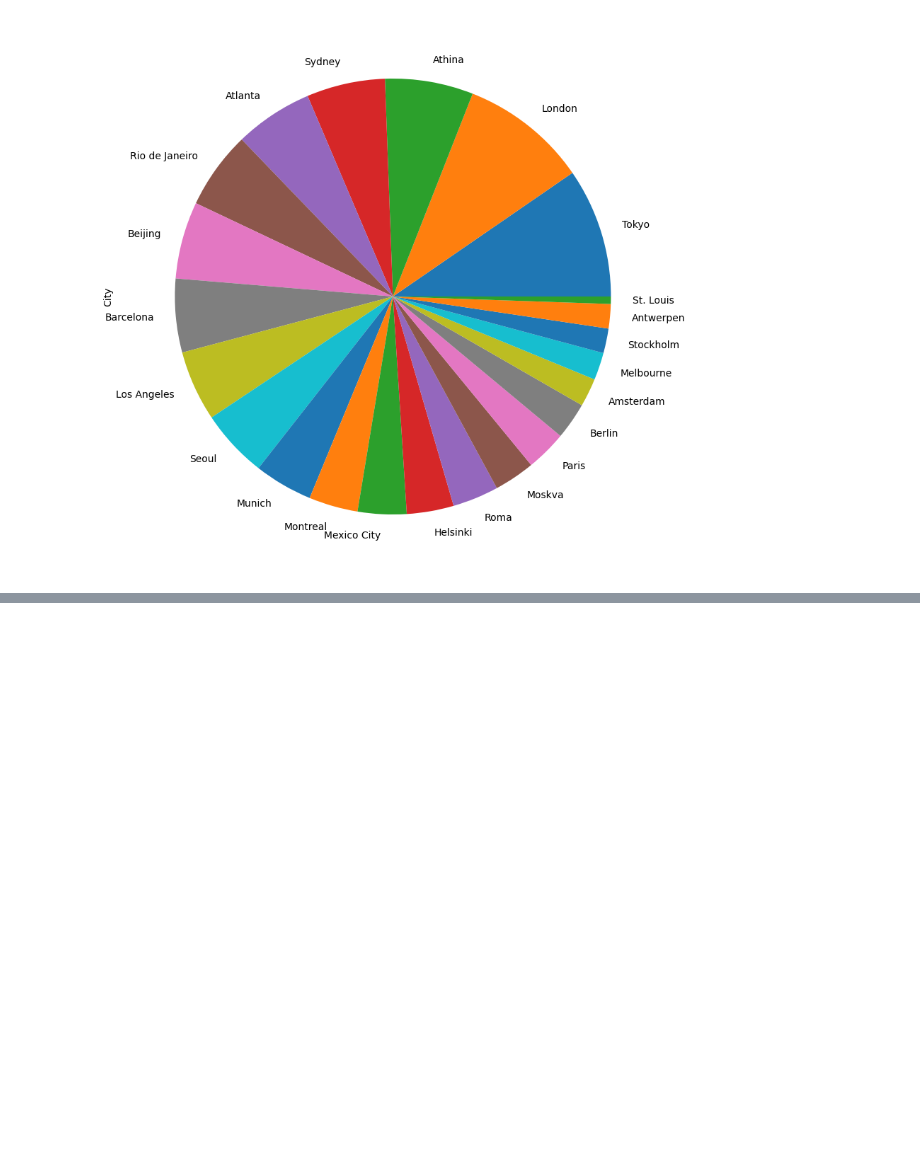
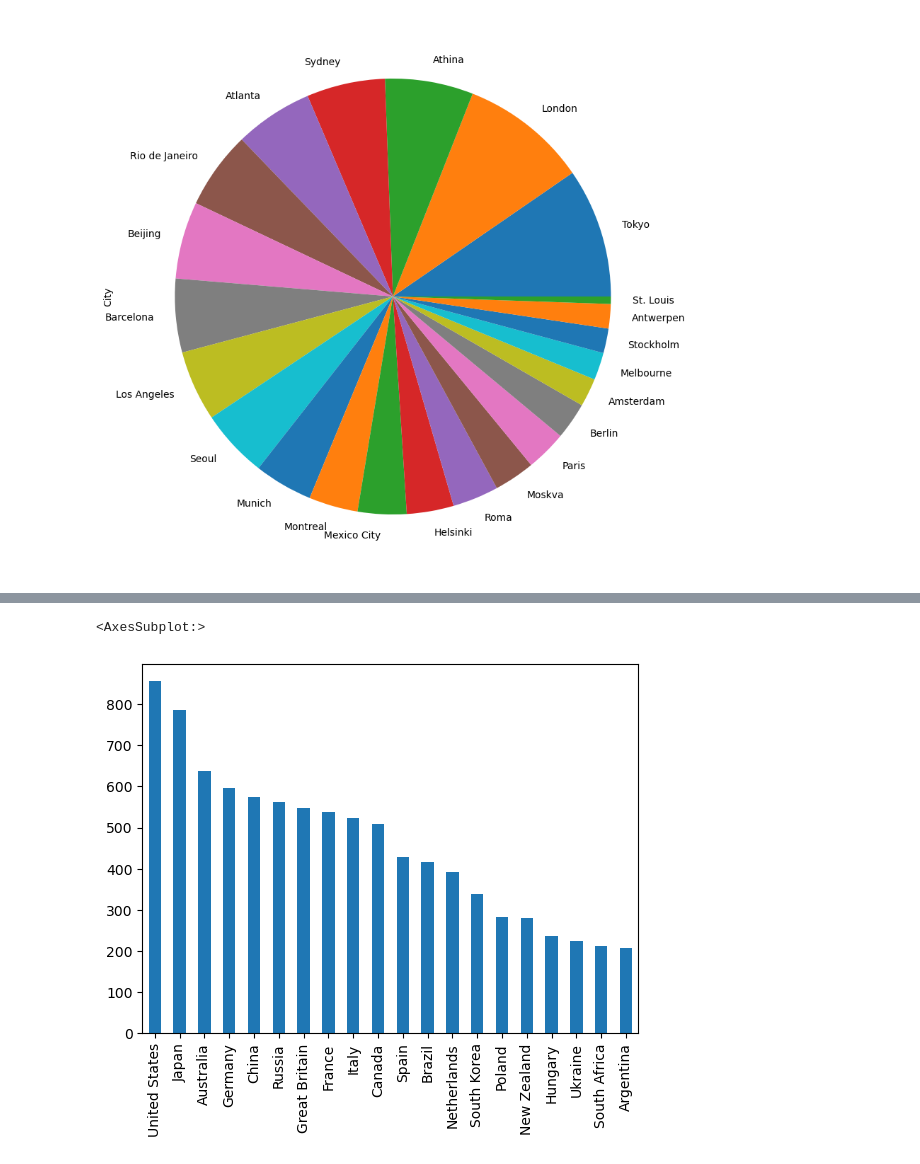
Before and after one commit to binda7/OG_pandas_pySpark_compare, a Jupyter notebook: Summer_Athletes_Olimpics_Analytics_Pandas_and_MatPlotLib.ipynb, the cells around one changed output, grey strips where cells are left out. Saved outputs shown, nothing was run; the diff lists cells and outputs as text; code cells hidden in the pictures; blank space fills up the shorter version.

```diff
--- a/Summer_Athletes_Olimpics_Analytics_Pandas_and_MatPlotLib.ipynb
+++ b/Summer_Athletes_Olimpics_Analytics_Pandas_and_MatPlotLib.ipynb
@@ -270,4 +270,6 @@ summer_athletes['City'].value_counts().plot(kind='pie', figsize=(10,10))
 <AxesSubplot:ylabel='City'>
 [figure]
 # %%
-summer_athletes.query("Games == '2020 Summer'")
+athletes_by_country_IO_2020 = summer_athletes.query("Games == '2020 Summer'")
+
+# Time 0.0s
@@ -287,0 +293,7 @@ summer_athletes.query("Games == '2020 Summer'")
+# %%
+athletes_by_country_IO_2020['Team'].value_counts().head(20).plot(kind='bar')
+
+# Time 0.2s
+# %% [output]
+<AxesSubplot:>
+[figure, added]
```
Also changed, not shown: parts of 8 cells of this notebook.
